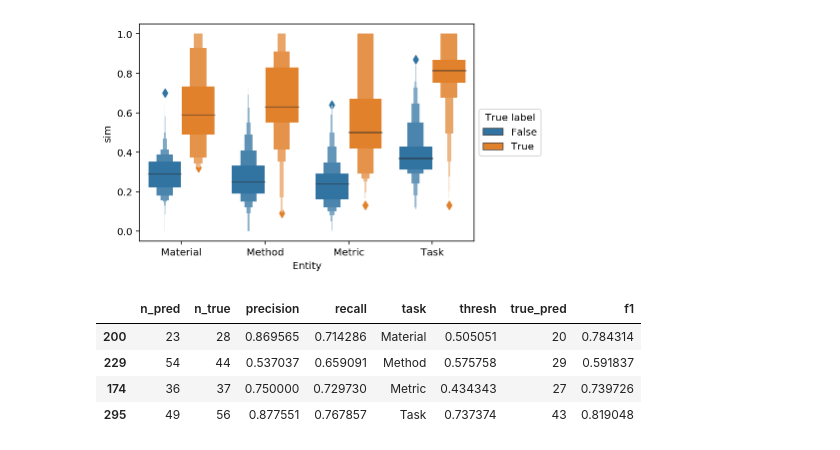
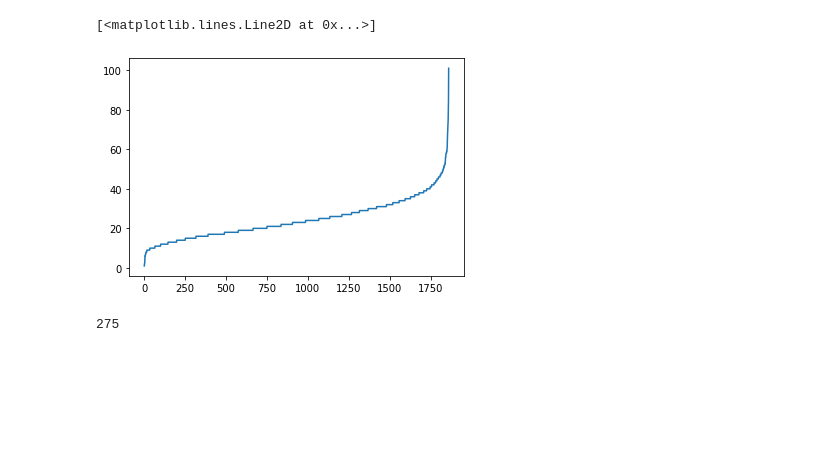
Before and after one commit to allenai/SciREX, a Jupyter notebook: Testbed.ipynb, the cells around one changed output. Saved outputs shown, nothing was run; the diff lists cells and outputs as text; code cells hidden in the pictures; blank space fills up the shorter version.

```diff
--- a/Testbed.ipynb
+++ b/Testbed.ipynb
@@ -125,11 +0,0 @@ generate_stats()
-# %%
-scored_df = merged_df.apply(lambda row : get_scores(row, fuzzy_match_with_any), axis=1)
-plot_similarity_histograms()
-generate_stats()
-# %% [output]
-[figure, removed]
-|  | n_pred | n_true | precision | recall | task | thresh | true_pred | f1 |
-| 200 | 23 | 28 | 0.869565 | 0.714286 | Material | 0.505051 | 20 | 0.784314 |
-| 229 | 54 | 44 | 0.537037 | 0.659091 | Method | 0.575758 | 29 | 0.591837 |
-| 174 | 36 | 37 | 0.750000 | 0.729730 | Metric | 0.434343 | 27 | 0.739726 |
-| 295 | 49 | 56 | 0.877551 | 0.767857 | Task | 0.737374 | 43 | 0.819048 |
@@ -137,0 +5,11 @@ True
+# %%
+import json
+lines = [json.loads(line) for line in open('data/sciERC_processed_data/json/train.json')]
+# %%
+slens = [len(s['sentences']) for s in lines]
+wlens = [len(x) for s in lines for x in s['sentences']]
+import matplotlib.pyplot as plt
+plt.plot(sorted(wlens))
+# %% [output]
+[<matplotlib.lines.Line2D at 0x...>]
+[figure, added]
@@ -137,0 +18,4 @@ True
+# %%
+len(instances)
+# %% [output]
+275
```
Also changed, not shown: parts of 32 cells of this notebook, 48 other files.
